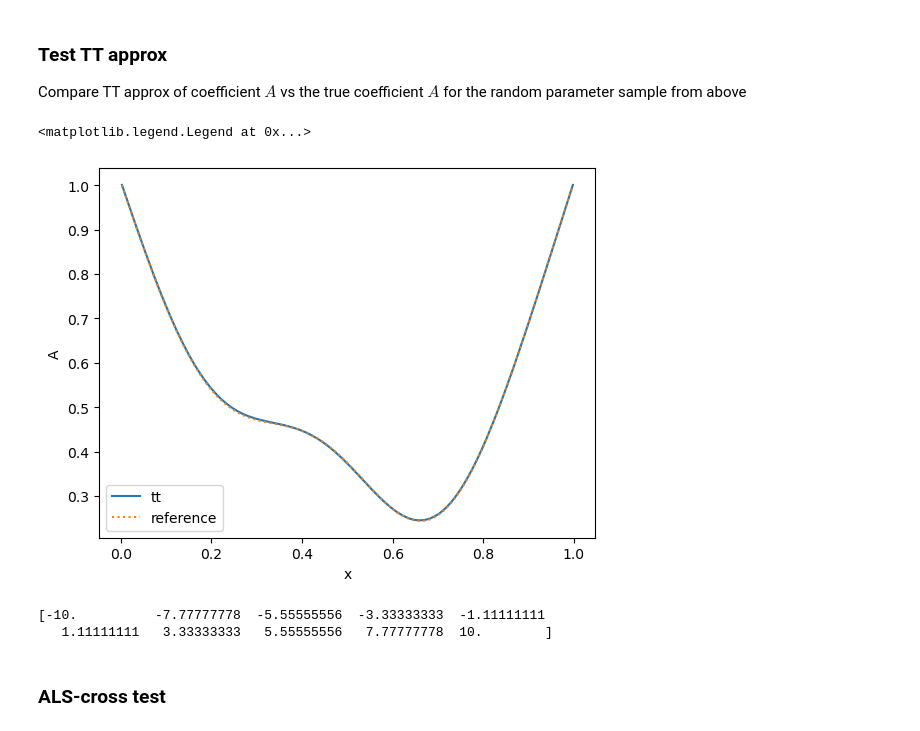
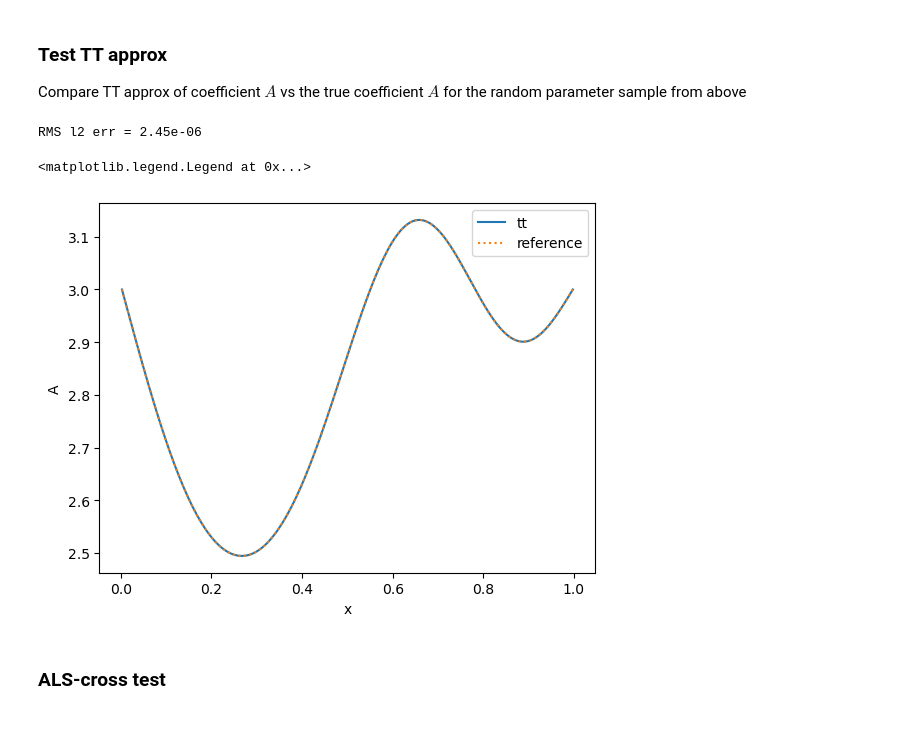
Before and after one commit to huberbenno/TT-IRT, a Jupyter notebook: python/htucker/tree_als_cross_test.ipynb, the cells around one changed output. Drawn from its saved outputs; the diff is of its cells as text; code cells hidden in the pictures.

```diff
--- a/python/htucker/tree_als_cross_test.ipynb
+++ b/python/htucker/tree_als_cross_test.ipynb
@@ -46,7 +46,7 @@ class SimplePDE:
       A1.append(Ai)
 
     # constant part (from boundary)
-    [nx, I] = np.shape(coeff[2])
+    [nx, I] = np.shape(coeff[1])
     A2 = []
     for i in range(I):
       # constant part of matrix
@@ -104,7 +104,7 @@ class diffusion_coeff:
     c = np.full(len(X), self.offset,dtype=float)
     for i, x in enumerate(X):
       k = np.arange(1,len(x)-1)
-      c[i] += np.sum(np.exp(-k) * np.sin(np.pi*k*x[0]/(self.Nx-1)) \
+      c[i] += np.sum(k**-2. * np.sin(np.pi*k*x[0]/(self.Nx-1)) \
                       * (x[k+1]/(self.Ny-1) - 0.5) * self.var)
     return c
 # %% [markdown]
@@ -116,7 +116,7 @@ Nx = 200    # spatial resolution
 Ny = 10       # parameter resolution
 n_a_param = 5 # number of parameters for diffusion coeff
 n_param = n_a_param + 1
-offset = 1   # parameter mean
+offset = 3   # parameter mean
 var = 4       # 'variance' of the parameters
 v_min, v_max = -10, 10
 
@@ -124,8 +124,7 @@ v_min, v_max = -10, 10
 rng = np.random.default_rng()
 y = rng.uniform(0, Ny-1, n_a_param)
 v = rng.uniform(v_min, v_max)
-X = np.hstack([np.arange(Nx).reshape((-1,1)), np.tile(y, [Nx,1]), np.zeros((Nx,1))])
-print(X.shape)
+X = np.hstack([np.arange(Nx).reshape((-1,1)), np.zeros((Nx,1)), np.tile(y, [Nx,1])])
 
 cfun = diffusion_coeff(Nx, Ny, offset, var)
 
@@ -159,15 +157,16 @@ from tree import Tree
 from tree_tensor import TreeBasedTensor
 from tree_cross import TreeCross
 
-tol = 1e-3
+tol = 1e-2
 param_shape = tuple([Ny] * n_param)
 
 tree = Tree.from_tupletree((0,(1,((2,3), (4,(5,6))))))
+# tree = Tree.from_tupletree((0,(1,2)))
 tree.print()
 C_a = TreeBasedTensor.randn(tree, (Nx,) + param_shape, Ny)
 
 cross = TreeCross(C_a)
-cross.run(cfun, n_iter=10, eps=0, kickrank=2, verbose=True)
+cross.run(cfun, n_iter=25, eps=0, kickrank=1, verbose=True)
 C_a.round(tol=tol)
 C_a.print()
 # # random init tensor
@@ -198,39 +197,41 @@ C_a.print()
 
 Compare TT approx of coefficient $A$ vs the true coefficient $A$ for the random parameter sample from above
 # %%
-# eval TT-approx of coeff
-y = rng.integers(0, Ny, n_a_param)
-C_eval = np.empty(Nx)
-for i in range(Nx):
-  C_eval[i] = C_a[np.concatenate([[i, 0], y])].ravel()[0]
+N_MC = 500
+errs = np.zeros(N_MC)
+for i in range(N_MC):
+  # eval TT-approx of coeff
+  y = rng.integers(0, Ny, n_a_param)
+  C_eval = np.ravel(C_a[:, 0, *y])
 
-X = np.hstack([np.arange(Nx).reshape((-1,1)), np.zeros((Nx,1)), np.tile(y, [Nx,1])])
-C_true = cfun(X)
+  X = np.hstack([np.arange(Nx).reshape((-1,1)), np.zeros((Nx,1)), np.tile(y, [Nx,1])])
+  C_true = cfun(X)
+
+  errs[i] = np.linalg.norm(C_eval-C_true)
+
+print(f'RMS l2 err = {np.sqrt(np.mean(np.square(errs))):.2e}')
 
 fig, ax = plt.subplots()
 
 x = (np.arange(0, Nx) + .5) / Nx
 ax.plot(x, C_eval, label='tt')
 ax.plot(x, C_true, ls='dotted', label="reference")
 ax.set_xlabel('x')
 ax.set_ylabel('A')
 ax.legend()
 # %% [output]
-<matplotlib.legend.Legend at 0x...>
+RMS l2 err = 2.45e-06
+<matplotlib.legend.Legend at 0x...>
-[figure, old version]
+[figure, new version]
 # %%
 # tensor for convection
 C_v = TreeBasedTensor.ones(tree, (1,) + param_shape)
 C_v.cores[C_v.tree.dim2leaf(1)] = np.linspace(v_min,v_max, Ny).reshape(-1,1)
+C_v.cores[C_v.tree.dim2leaf(1)] = np.zeros(Ny).reshape(-1,1)
 
 # helper tensor that is constant 1
 C_const = TreeBasedTensor.ones(tree, (1,) + param_shape)
 C_const2 = TreeBasedTensor.ones(tree, (1,) + param_shape)
-
-print(C_v[0, :,1,0,0,0,0].ravel())
-# %% [output]
-[-10.          -7.77777778  -5.55555556  -3.33333333  -1.11111111
-   1.11111111   3.33333333   5.55555556   7.77777778  10.        ]
 # %% [markdown]
 ### ALS-cross test
 # %%
```
Also changed, not shown: parts of 6 cells of this notebook, 5 other files.
